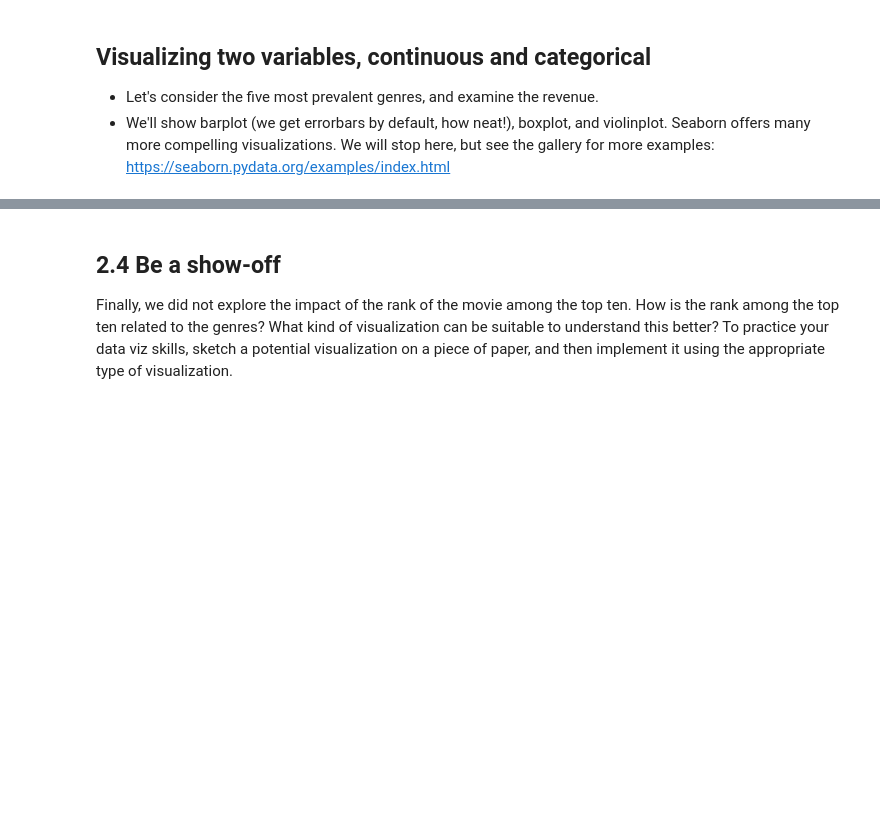
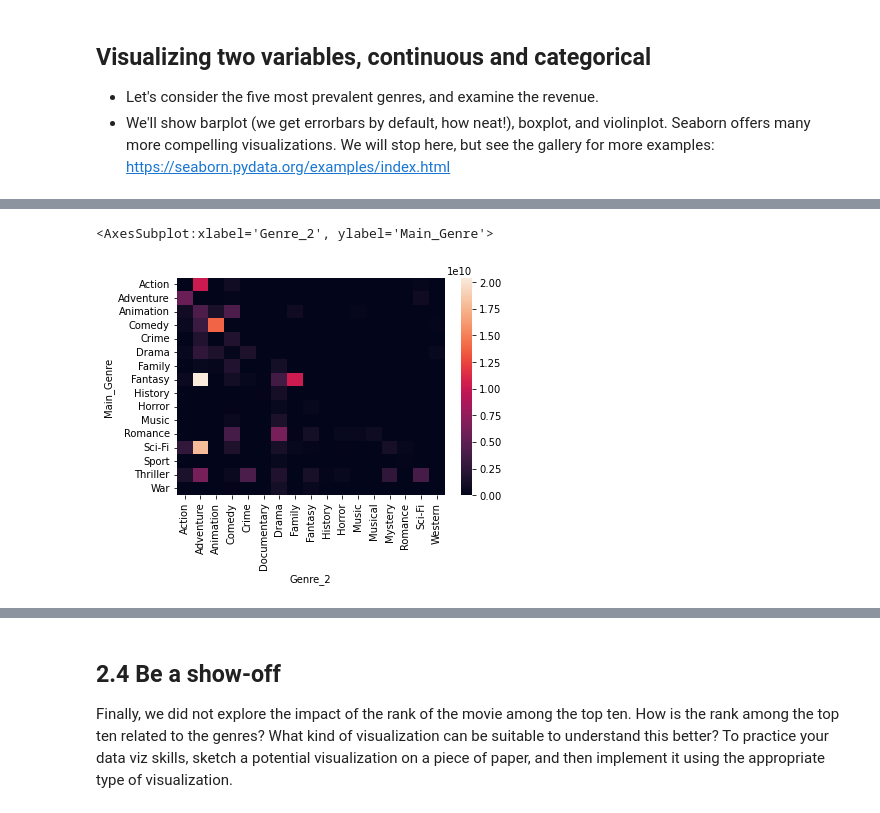
Before and after one commit to stefanoviel/2023, a Jupyter notebook: Exercises/02 - Data viz and data from the web/Becoming a DataVizard exercise.ipynb, the cells around one changed output, grey strips where cells are left out. Saved outputs shown, nothing was run; the diff lists cells and outputs as text; code cells hidden in the pictures; blank space fills up the shorter version.

```diff
--- a/Exercises/02 - Data viz and data from the web/Becoming a DataVizard exercise.ipynb
+++ b/Exercises/02 - Data viz and data from the web/Becoming a DataVizard exercise.ipynb
@@ -288,0 +275,9 @@ Name: length, dtype: object
+# %%
+# Write your code to make the second heatmap here
+
+grouped_main_second_genre = movies.groupby(by=['Main_Genre', 'Genre_2'])['worldwide_gross'].sum().reset_index(name='reveneu')
+table = grouped_main_second_genre.pivot(index = 'Main_Genre', columns='Genre_2', values = 'reveneu').fillna(0)
+sns.heatmap(table)
+# %% [output]
+<AxesSubplot:xlabel='Genre_2', ylabel='Main_Genre'>
+[figure, added]
```
Also changed, not shown: parts of 31 cells of this notebook, 1 other file.
